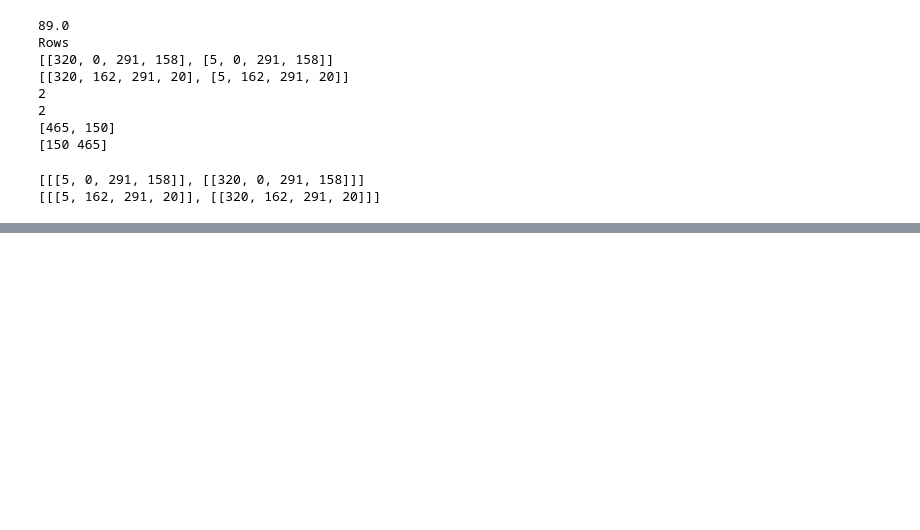
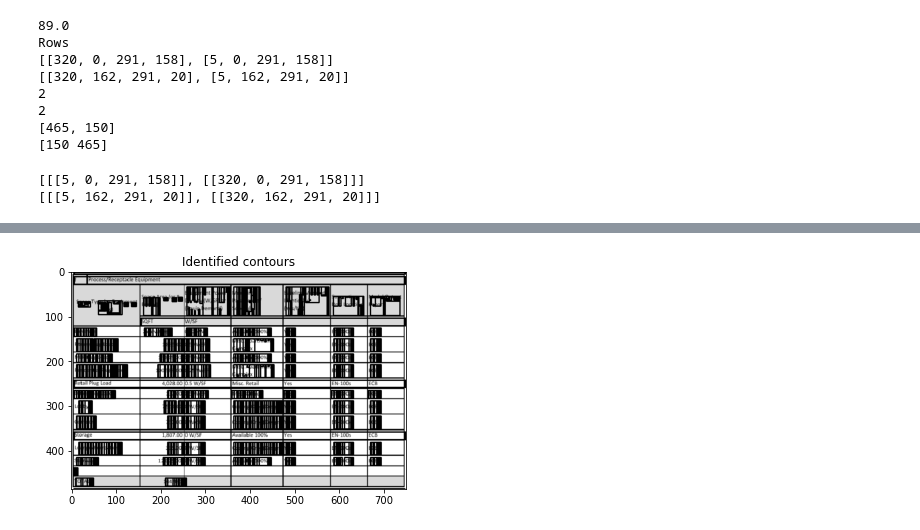
Before and after one commit to IshmamHaque1112/2022internCUNYBPL, a Jupyter notebook: Tester_machine_read.ipynb, the cells around one changed output, grey strips where cells are left out. Cells and saved outputs as stored; diff of their text form; code cells hidden in the pictures; blank space fills up the shorter version.

```diff
--- a/Tester_machine_read.ipynb
+++ b/Tester_machine_read.ipynb
@@ -77,7 +79,7 @@ previous1=boxes1[0]
 for i in range(1,len(boxes1)):
     if(boxes1[i][1]<=previous1[1]+mean1/2):
         columns1.append(boxes1[i])
-        previous=boxes1[i]
+        previous1=boxes1[i]
         if(i==len(boxes1)-1):
             rows1.append(columns1)
     else:
@@ -150,0 +207,16 @@ TesseractNotFoundError: tesseract is not installed or it's not in your PATH. See
+# %%
+contours2, hierarchy2 = cv2.findContours(vertical_horizontal_lines2, cv2.RETR_TREE, cv2.CHAIN_APPROX_SIMPLE)
+boundingBoxes2 = [cv2.boundingRect(c) for c in contours2]
+(contours2, boundingBoxes2) = zip(*sorted(zip(contours2, boundingBoxes2),
+key=lambda x:x[1][1]))
+boxes2 = []
+for contour in contours2:
+    x, y, w, h = cv2.boundingRect(contour)
+    if (w<1000 and h<500):
+        image = cv2.rectangle(image2,(x,y),(x+w,y+h),(0,255,0),2)
+        boxes2.append([x,y,w,h])
+plotting = plt.imshow(image,cmap='gray')
+plt.title("Identified contours")
+plt.show()
+# %% [output]
+[figure, added]
```
Also changed, not shown: parts of 8 cells of this notebook, 1 other file.
